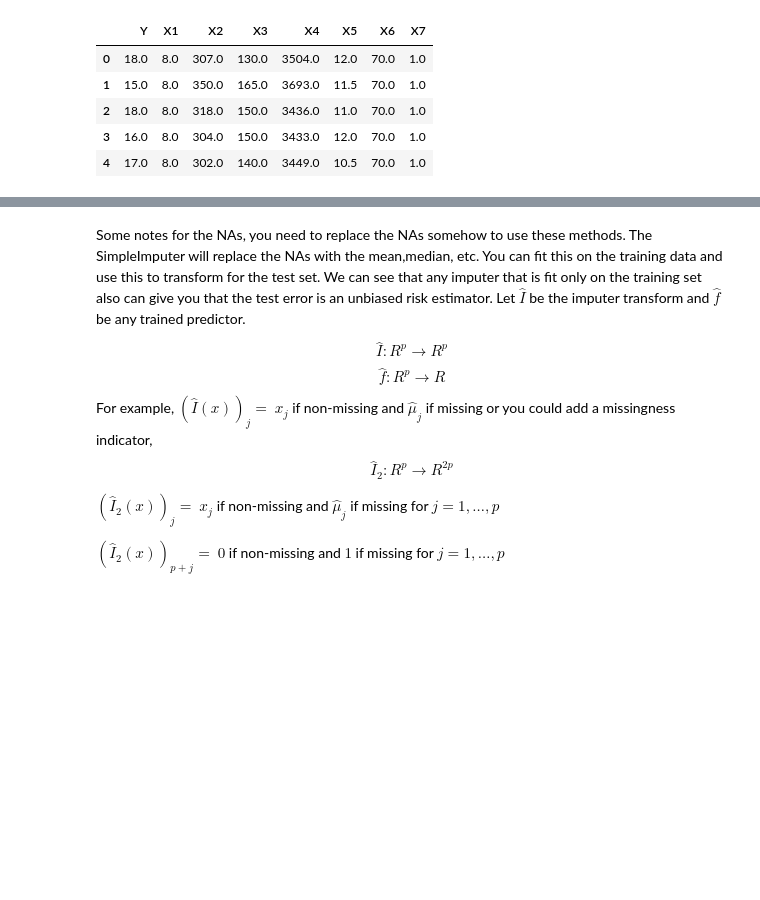
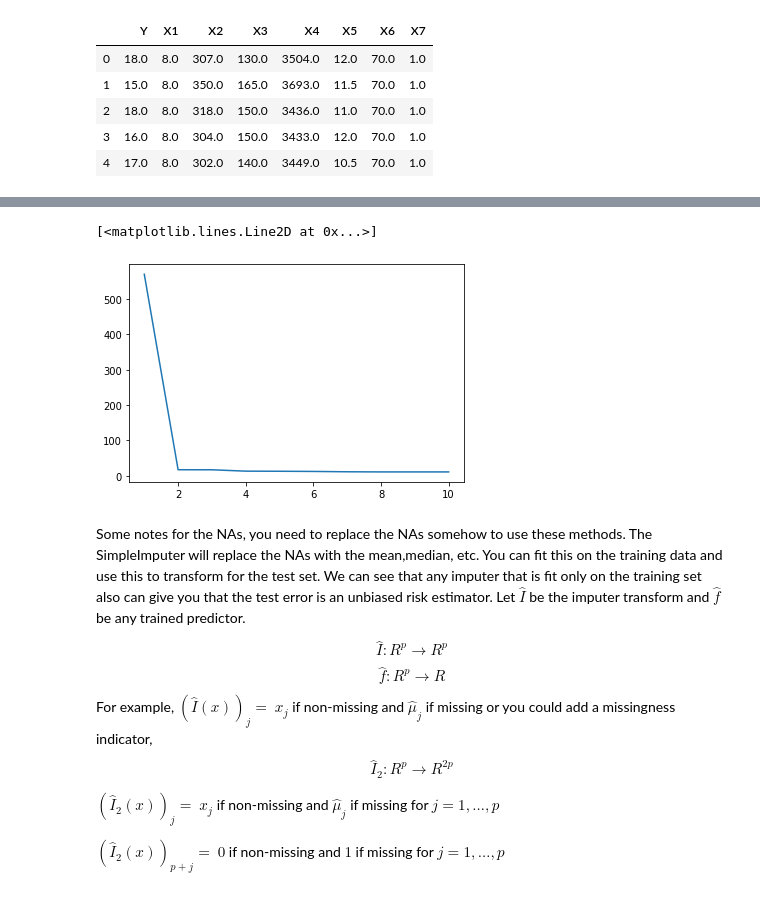
Before and after one commit to kvali7/Stat-ML-Playground, a Jupyter notebook: hw1/hw1.ipynb, the cells around one changed output, grey strips where cells are left out. Drawn from its saved outputs; the diff is of its cells as text; code cells hidden in the pictures; blank space fills up the shorter version.

```diff
--- a/hw1/hw1.ipynb
+++ b/hw1/hw1.ipynb
@@ -172,3 +281,18 @@ data_mat.head()
+# %%
+# our api doesn't take intercept into account
+X_std_inter = np.hstack((np.ones((n,1)),X_std))
+# %%
+SVR = SingularValueRegressor(r=1)
+SVR.fit(X_std_inter,y)
+
+y_predSVR = [SVR.change_rank(r=r).predict(X_std_inter) for r in range(1,11)]
+
+# calculating the mse for predicted y of each model
+mseSVR = [metrics.mean_squared_error(y,y_pred_) for y_pred_ in y_predSVR]
+plt.plot( range (1,11), mseSVR)
+# %% [output]
+[<matplotlib.lines.Line2D at 0x...>]
+[figure, added]
 # %% [markdown]
 Some notes for the NAs, you need to replace the NAs somehow to use these methods.  The SimpleImputer will replace the NAs with the mean,median, etc.  You can fit this on the training data and use this to transform for the test set.  We can see that any imputer that is fit only on the training set also can give you that the test error is an unbiased risk estimator.  Let $\hat I$ be the imputer transform and $\hat f$ be any trained predictor.
 
```
Also changed, not shown: parts of 20 cells of this notebook.
